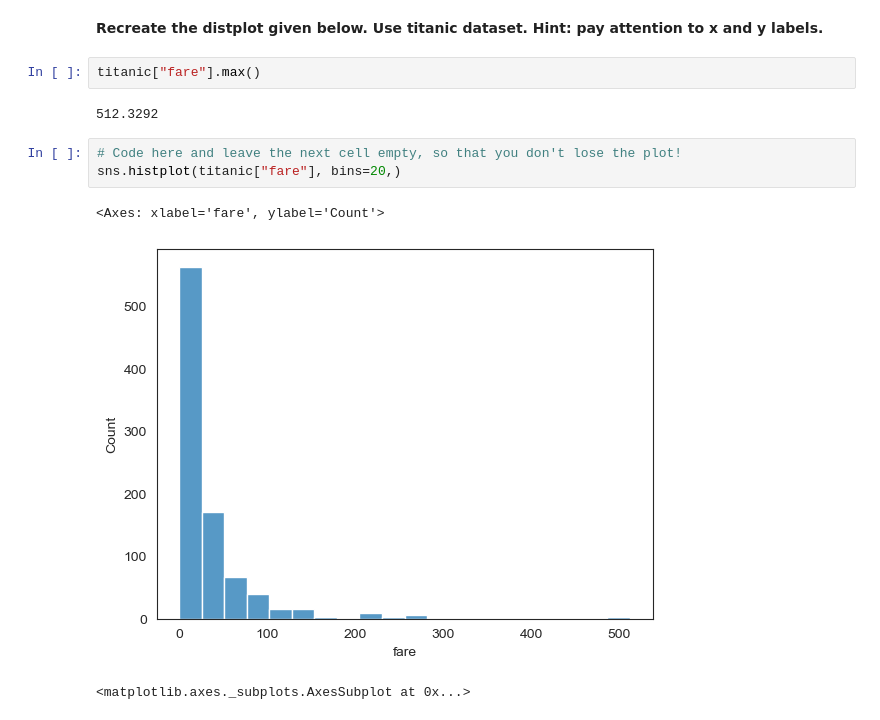
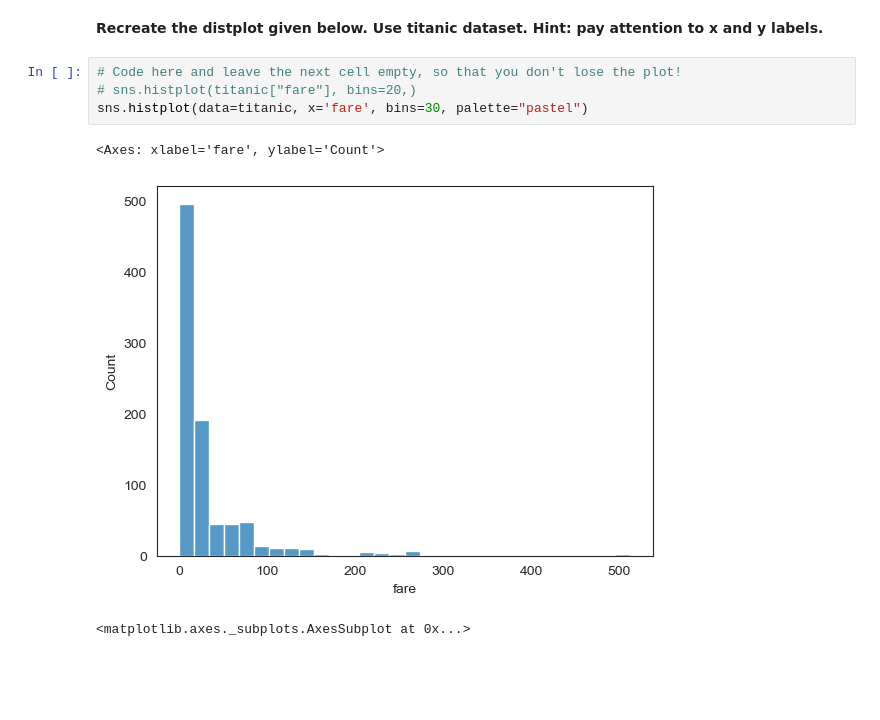
Before and after one commit to monimahmadh/Data-Science, a Jupyter notebook: All Assignments/Assignment Module 9/Seaborn_Assignment.ipynb, the cells around one changed output. Drawn from its saved outputs; the diff is of its cells as text; blank space fills up the shorter version.

```diff
--- a/All Assignments/Assignment Module 9/Seaborn_Assignment.ipynb
+++ b/All Assignments/Assignment Module 9/Seaborn_Assignment.ipynb
@@ -106,16 +108,13 @@ sns.jointplot(data=tips,
 [figure]
 # %% [markdown]
 **Recreate the distplot given below. Use titanic dataset. Hint: pay attention to x and y labels.**
-# %%
-titanic["fare"].max()
-# %% [output]
-512.3292
 # %%
 # Code here and leave the next cell empty, so that you don't lose the plot!
-sns.histplot(titanic["fare"], bins=20,)
+# sns.histplot(titanic["fare"], bins=20,)
+sns.histplot(data=titanic, x='fare', bins=30, palette="pastel")
 # %% [output]
 <Axes: xlabel='fare', ylabel='Count'>
-[figure, old version]
+[figure, new version]
 # %%
 # %% [output]
 <matplotlib.axes._subplots.AxesSubplot at 0x...>
```
Also changed, not shown: parts of 1 cell of this notebook.
